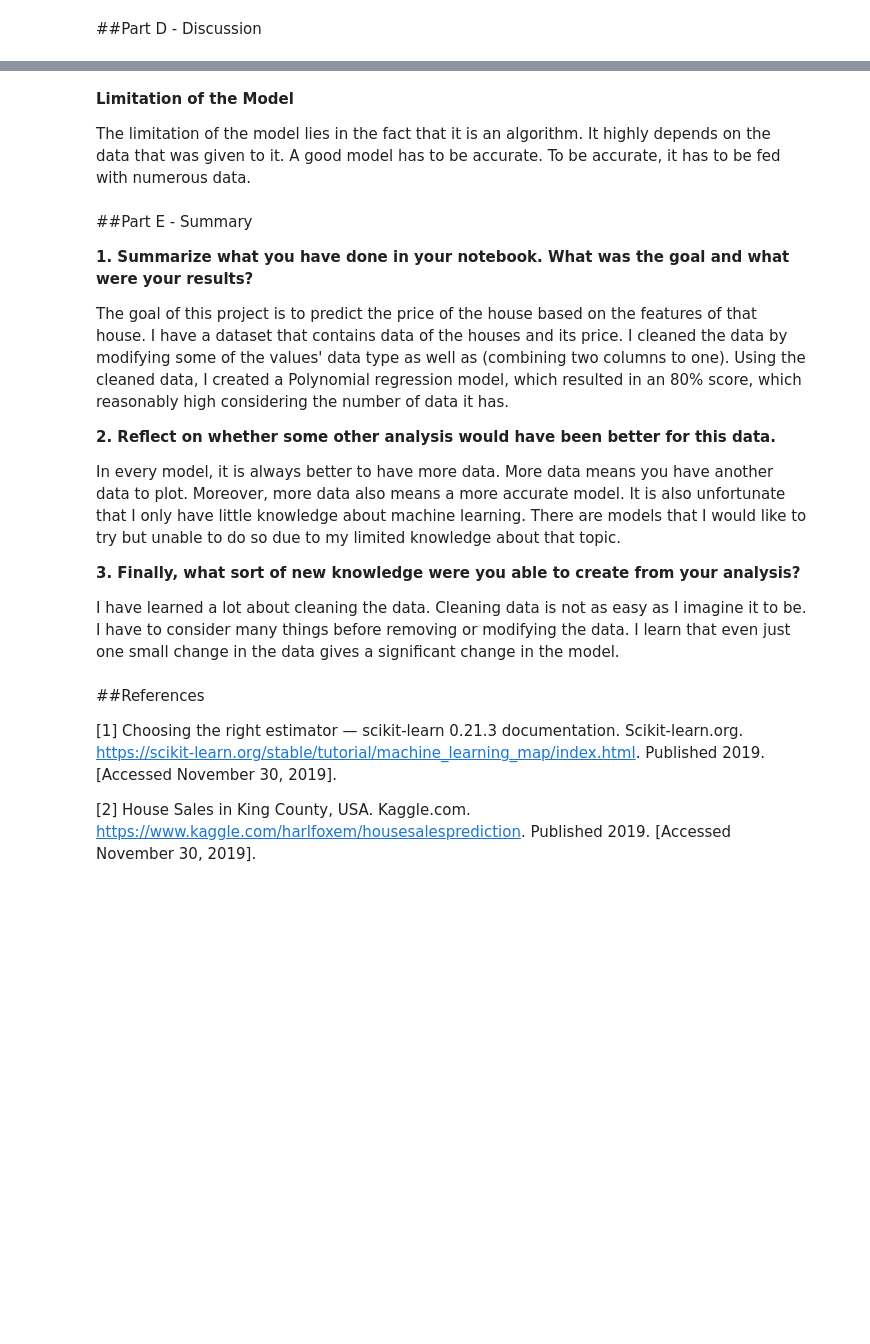
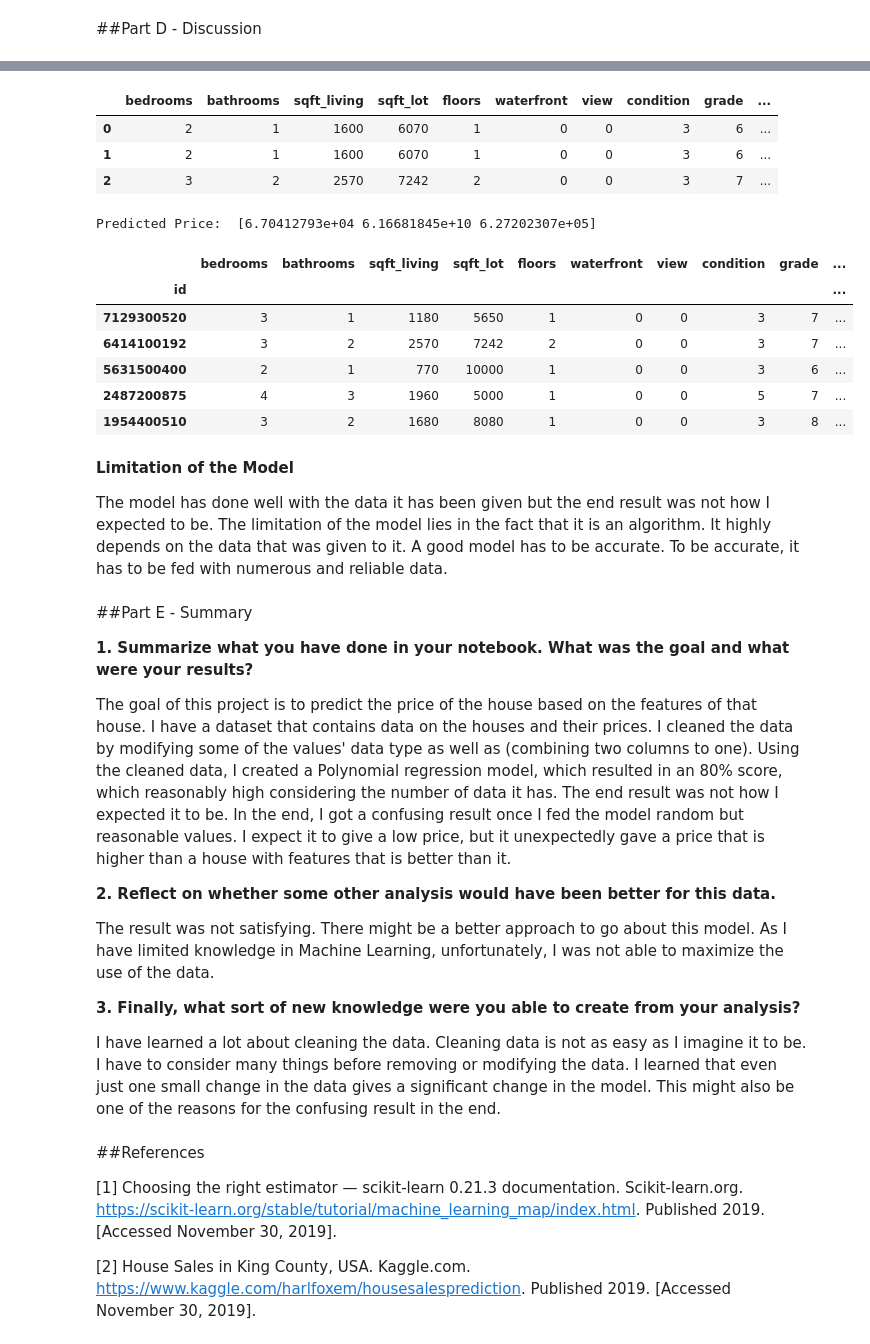
Before and after one commit to irishpaladin/CS490DB-Project, a Jupyter notebook: CS490DB_Project.ipynb, the cells around one changed output, grey strips where cells are left out. Drawn from its saved outputs; the diff is of its cells as text; code cells hidden in the pictures; blank space fills up the shorter version.

```diff
--- a/CS490DB_Project.ipynb
+++ b/CS490DB_Project.ipynb
@@ -299,3 +331,14 @@ x_future = np.array(geese_data2['yrs']).reshape(-1,1)
+# %%
+fictional_data
+# %% [output]
+|  | bedrooms | bathrooms | sqft_living | sqft_lot | floors | waterfront | view | condition | grade | ... |
+| 0 | 2 | 1 | 1600 | 6070 | 1 | 0 | 0 | 3 | 6 | ... |
+| 1 | 2 | 1 | 1600 | 6070 | 1 | 0 | 0 | 3 | 6 | ... |
+| 2 | 3 | 2 | 2570 | 7242 | 2 | 0 | 0 | 3 | 7 | ... |
 # %%
-x_future_= PolynomialFeatures(degree=3, include_bias=False).fit_transform(x_future)
-pred = model.predict(x_future_)
+fictional_data_= PolynomialFeatures(degree=2, include_bias=False).fit_transform(fictional_data)
+pred = model.predict(fictional_data_)
+
+print("Predicted Price: ", pred)
+# %% [output]
+Predicted Price:  [6.70412793e+04 6.16681845e+10 6.27202307e+05]
@@ -312,22 +345,32 @@ plt.show()
+# %%
+X.head()
+# %% [output]
+|  | bedrooms | bathrooms | sqft_living | sqft_lot | floors | waterfront | view | condition | grade | ... |
+| id |  |  |  |  |  |  |  |  |  | ... |
+| 7129300520 | 3 | 1 | 1180 | 5650 | 1 | 0 | 0 | 3 | 7 | ... |
+| 6414100192 | 3 | 2 | 2570 | 7242 | 2 | 0 | 0 | 3 | 7 | ... |
+| 5631500400 | 2 | 1 | 770 | 10000 | 1 | 0 | 0 | 3 | 6 | ... |
+| 2487200875 | 4 | 3 | 1960 | 5000 | 1 | 0 | 0 | 5 | 7 | ... |
+| 1954400510 | 3 | 2 | 1680 | 8080 | 1 | 0 | 0 | 3 | 8 | ... |
 # %% [markdown]
 **Limitation of the Model**
 
-The limitation of the model lies in the fact that it is an algorithm. It highly depends on the data that was given to it. A good model has to be accurate. To be accurate, it has to be fed with numerous data.
+The model has done well with the data it has been given but the end result was not how I expected to be. The limitation of the model lies in the fact that it is an algorithm. It highly depends on the data that was given to it. A good model has to be accurate. To be accurate, it has to be fed with numerous and reliable data.
 # %% [markdown]
 ##Part E - Summary
 
 
 **1. Summarize what you have done in your notebook. What was the goal and what were your results?**
 
-The goal of this project is to predict the price of the house based on the features of that house. I have a dataset that contains data of the houses and its price. I cleaned the data by modifying some of the values' data type as well as (combining two columns to one). Using the cleaned data, I created a Polynomial regression model, which resulted in an 80% score, which reasonably high considering the number of data it has.
+The goal of this project is to predict the price of the house based on the features of that house. I have a dataset that contains data on the houses and their prices. I cleaned the data by modifying some of the values' data type as well as (combining two columns to one). Using the cleaned data, I created a Polynomial regression model, which resulted in an 80% score, which reasonably high considering the number of data it has. The end result was not how I expected it to be. In the end, I got a confusing result once I fed the model random but reasonable values. I expect it to give a low price, but it unexpectedly gave a price that is higher than a house with features that is better than it.
 
 **2. Reflect on whether some other analysis would have been better for this data.**
 
-In every model, it is always better to have more data. More data means you have another data to plot. Moreover, more data also means a more accurate model. It is also unfortunate that I only have little knowledge about machine learning. There are models that I would like to try but unable to do so due to my limited knowledge about that topic.
+The result was not satisfying. There might be a better approach to go about this model. As I have limited knowledge in Machine Learning, unfortunately, I was not able to maximize the use of the data.
 
 **3. Finally, what sort of new knowledge were you able to create from your analysis?**
 
-I have learned a lot about cleaning the data. Cleaning data is not as easy as I imagine it to be. I have to consider many things before removing or modifying the data. I learn that even just one small change in the data gives a significant change in the model.
+I have learned a lot about cleaning the data. Cleaning data is not as easy as I imagine it to be. I have to consider many things before removing or modifying the data. I learned that even just one small change in the data gives a significant change in the model. This might also be one of the reasons for the confusing result in the end.
 # %% [markdown]
 ##References
 
```
Also changed, not shown: parts of 12 cells of this notebook.
